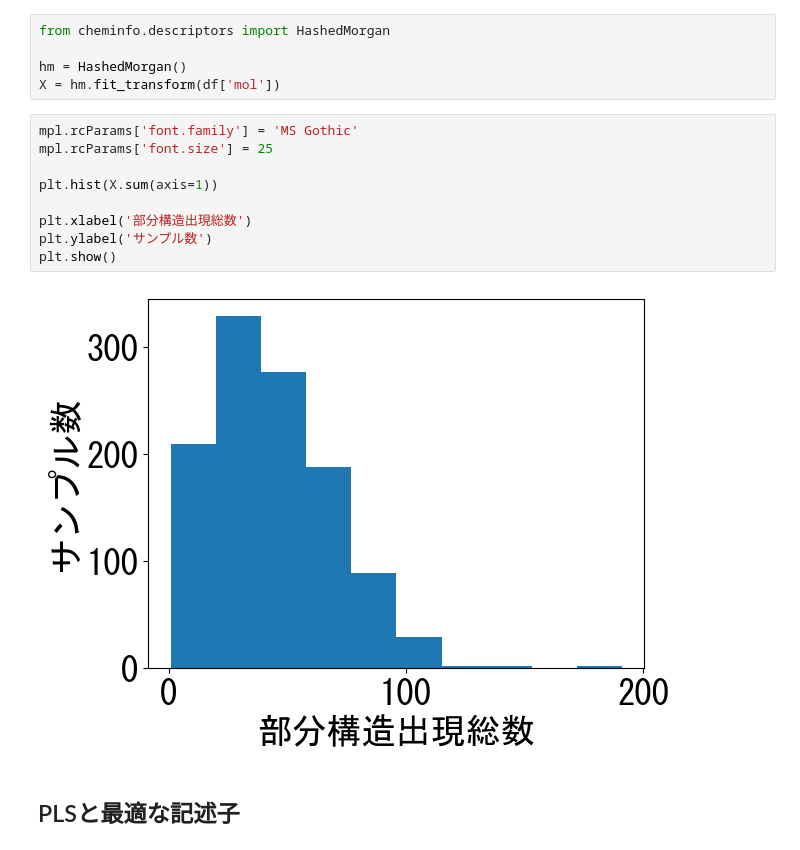
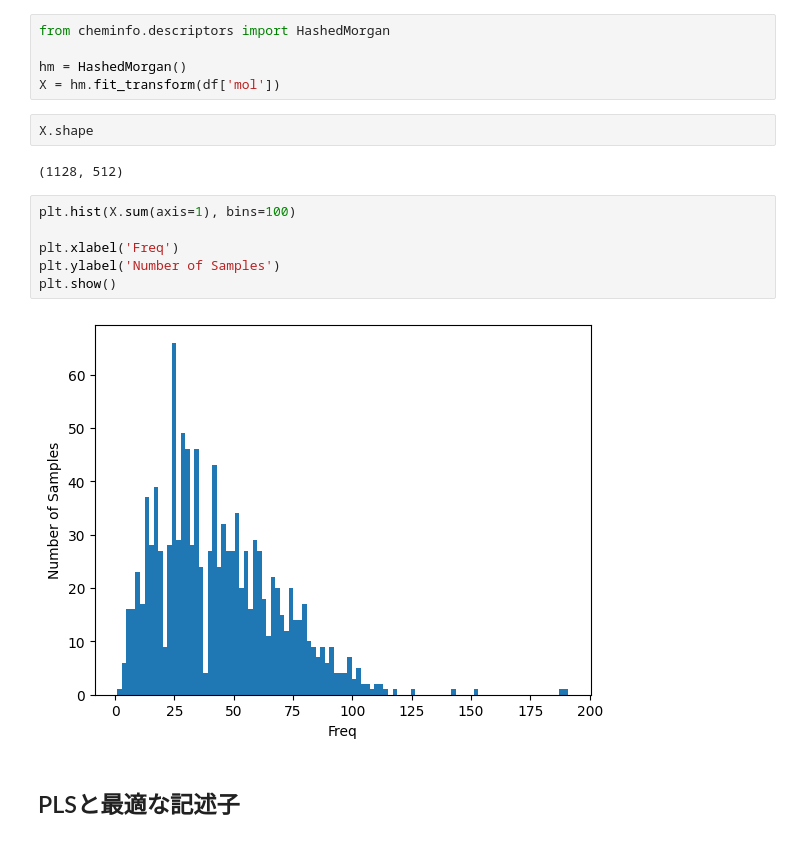
Before and after one commit to ARIM-Training/Training_python_4, a Jupyter notebook: 10_解析例2_9.3-decsriptors.ipynb, the cells around one changed output. Cells and saved outputs as stored; diff of their text form.

```diff
--- a/10_解析例2_9.3-decsriptors.ipynb
+++ b/10_解析例2_9.3-decsriptors.ipynb
@@ -124,17 +125,18 @@ from cheminfo.descriptors import HashedMorgan
 
 hm = HashedMorgan()
 X = hm.fit_transform(df['mol'])
+# %%
+X.shape
+# %% [output]
+(1128, 512)
 # %%
-mpl.rcParams['font.family'] = 'MS Gothic'
-mpl.rcParams['font.size'] = 25
+plt.hist(X.sum(axis=1), bins=100)
 
-plt.hist(X.sum(axis=1))
-
-plt.xlabel('部分構造出現総数')
-plt.ylabel('サンプル数')
+plt.xlabel('Freq')
+plt.ylabel('Number of Samples')
 plt.show()
 # %% [output]
-[figure, old version]
+[figure, new version]
 # %% [markdown]
 ## PLSと最適な記述子
 # %%
```
Also changed, not shown: parts of 8 cells of this notebook, 5 other files.
